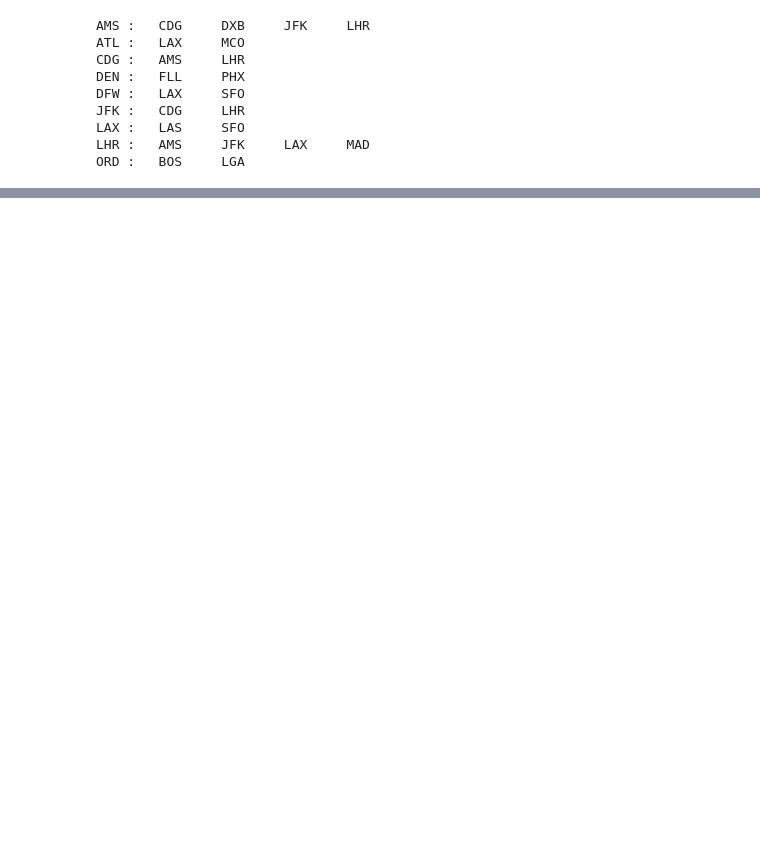
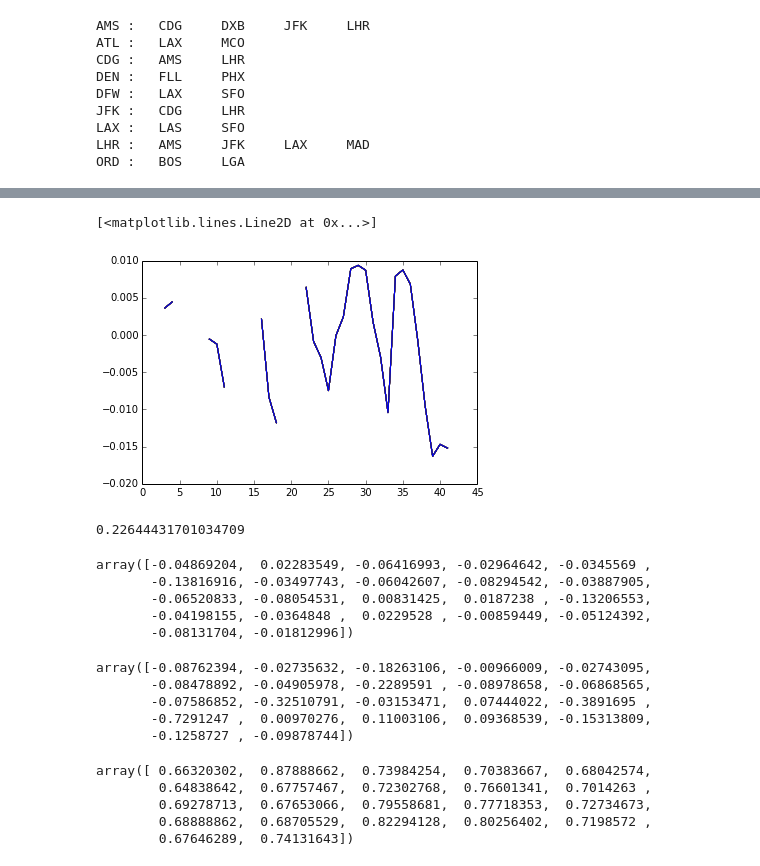
Before and after one commit to vankempen/Thesis, a Jupyter notebook: Simulation/Simulation.ipynb, the cells around one changed output, grey strips where cells are left out. Cells and saved outputs as stored; diff of their text form; code cells hidden in the pictures; blank space fills up the shorter version.

Commit message:
Simulation model finished. Ready for results!

```diff
--- a/Simulation/Simulation.ipynb
+++ b/Simulation/Simulation.ipynb
@@ -406,3 +453,9 @@ def run_optionSimulation(ctp, custWTP, sellerWTA, m=3, trials=150):
     return results
 # %% [markdown]
 ### Results
+# %%
+m = 3
+custWTP = customerWTP_simple(cp, m=m)
+sellerWTA = sellerWTA_MC(hp, cp, m=m, OEF=1, minPrice=1.01)
+#obs =
+p = run_optionSimulation(cp, custWTP, sellerWTA, knowsWTP=True, knowsFlying=True, nakedSelling=True, m=m, trials=10)
@@ -409,8 +466,9 @@ def run_optionSimulation(ctp, custWTP, sellerWTA, m=3, trials=150):
 # %%
 m = 3
-rng = np.linspace(0.5, 2.5, 5)
-effPrice = []
-
+#OEF = 2.5
+rng = np.linspace(1.5, 5.5, 5)
+results = []
+OEF = 1
 for flyFrom in storage.keys():
     print flyFrom, ':\t',
     for flyTo in storage[flyFrom].keys():
@@ -418,16 +476,15 @@ for flyFrom in storage.keys():
         hp, _ = get_ticketPrices_route(historical, flyFrom, flyTo)
         cp, _ = get_ticketPrices_route(storage, flyFrom, flyTo)
 
-        ep = []
-        for OEF in rng:
-            custWTP = customerWTP_simple(cp)
-            sellerWTA = sellerWTA_MC(hp, cp, m, OEF, minPrice=1.01)
+        custWTP = customerWTP_simple(cp, m=m)
+        r = []
+        for OEF in [1]:
+            sellerWTA = sellerWTA_MC(cp, cp, m=m, OEF=OEF, minPrice=1.0322)
             #obs = obsPriceChanges(cp, m)
-            results = run_optionSimulation(cp, custWTP, sellerWTA, m)
-
-            ep.append(results)  # effecive option price = mean option profits * percentage sold
-
-        effPrice.append(ep)
+            #obs = np.maximum(obs, 0.065*cp)
+            p = run_optionSimulation(cp, custWTP, sellerWTA, knowsWTP=False, knowsFlying=False, nakedSelling=False, m=m, trials=50)
+            #r.append(p)
+        results.append(p)
     print  # linebreak
 # %% [output]
 AMS :   CDG     DXB     JFK     LHR
@@ -439,11 +496,3 @@ JFK :   CDG     LHR
 LAX :   LAS     SFO
 LHR :   AMS     JFK     LAX     MAD
 ORD :   BOS     LGA
-# %%
-fig = plt.figure(figsize=(10,6))
-for i, p in enumerate(pairs):
-    plot(rng, [x.get_percProfits()*x.get_percAccepted()*100 for x in effPrice[i]], label="%s %s" % p)
-
-plot([.3, 2.5], [0,0], 'k--')
-legend(loc='upper left')
-ylim(0,1)
@@ -469,0 +520,35 @@ plot([0, 45], [0, 0])
+# %%
+for i, p in enumerate(pairs):
+    plot(results[4][0].get_profitRatio(True))
+plot(rng, [0]*len(rng), linestyle='dotted')
+# %% [output]
+[<matplotlib.lines.Line2D at 0x...>]
+[figure, added]
+# %%
+(wtaCP - wtaHP).mean()*100
+# %% [output]
+0.22644431701034709
+# %%
+wtaCP/baseCase
+# %% [output]
+array([-0.04869204,  0.02283549, -0.06416993, -0.02964642, -0.0345569 ,
+       -0.13816916, -0.03497743, -0.06042607, -0.08294542, -0.03887905,
+       -0.06520833, -0.08054531,  0.00831425,  0.0187238 , -0.13206553,
+       -0.04198155, -0.0364848 ,  0.0229528 , -0.00859449, -0.05124392,
+       -0.08131704, -0.01812996])
+# %%
+wtaHP/baseCase
+# %% [output]
+array([-0.08762394, -0.02735632, -0.18263106, -0.00966009, -0.02743095,
+       -0.08478892, -0.04905978, -0.2289591 , -0.08978658, -0.06868565,
+       -0.07586852, -0.32510791, -0.03153471,  0.07444022, -0.3891695 ,
+       -0.7291247 ,  0.00970276,  0.11003106,  0.09368539, -0.15313809,
+       -0.1258727 , -0.09878744])
+# %%
+noNakedSellingCase/baseCase
+# %% [output]
+array([ 0.66320302,  0.87888662,  0.73984254,  0.70383667,  0.68042574,
+        0.64838642,  0.67757467,  0.72302768,  0.76601341,  0.7014263 ,
+        0.69278713,  0.67653066,  0.79558681,  0.77718353,  0.72734673,
+        0.68888862,  0.68705529,  0.82294128,  0.80256402,  0.7198572 ,
+        0.67646289,  0.74131643])
```
Also changed, not shown: parts of 32 cells of this notebook, 2 other files.
